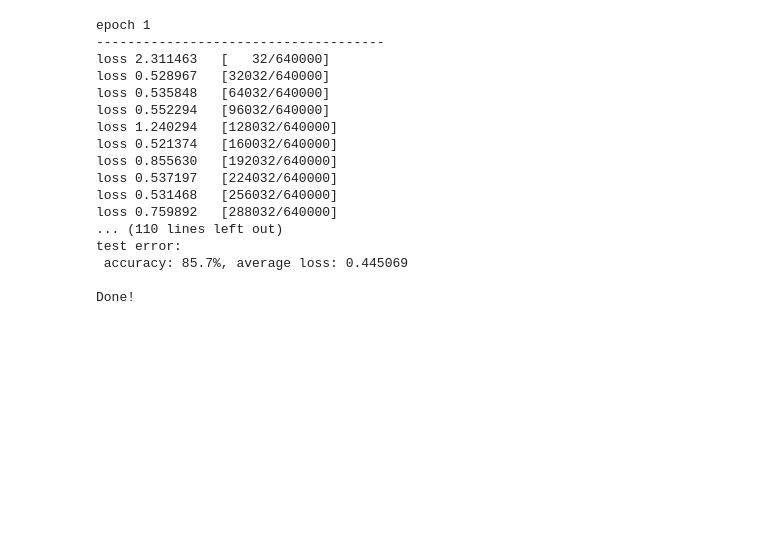
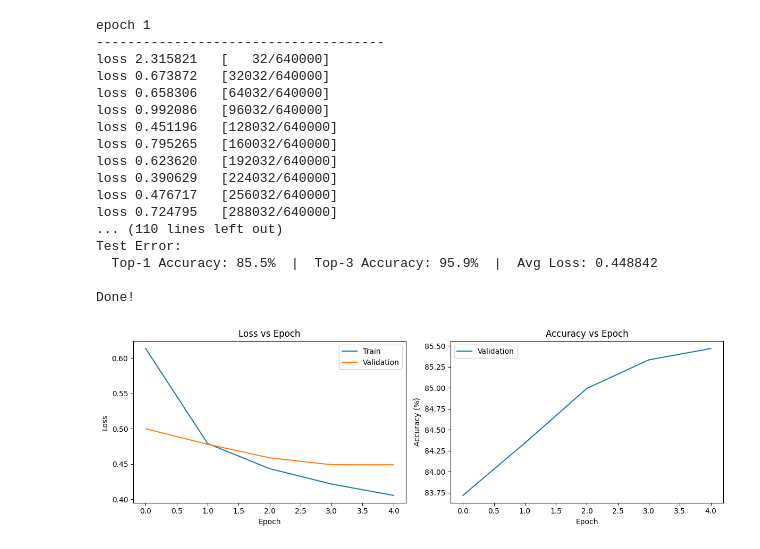
Before and after one commit to akildickerson/quickdraw, a Jupyter notebook: quickdraw.ipynb, the cells around one changed output. Cells and saved outputs as stored; diff of their text form; code cells hidden in the pictures; blank space fills up the shorter version.

```diff
--- a/quickdraw.ipynb
+++ b/quickdraw.ipynb
@@ -15,7 +15,18 @@ os.chdir(os.path.dirname(os.path.abspath("__file__")))
 # Load Classes
 # ============
 
-classes = ['camel', 'crocodile', 'dragon', 'elephant', 'lion', 'panda', 'rhinoceros', 'squirrel', 'tiger', 'zebra']
+classes = [
+    "camel",
+    "crocodile",
+    "dragon",
+    "elephant",
+    "lion",
+    "panda",
+    "rhinoceros",
+    "squirrel",
+    "tiger",
+    "zebra",
+]
 
 X_list, y_list = [], []
 
@@ -44,11 +55,11 @@ X = X / 255.0 # normalize
 X_t = torch.tensor(X, dtype=torch.float32)
 y_t = torch.tensor(y, dtype=torch.float32)
 
-X_train, X_test, y_train, y_test = train_test_split(X_t, y_t, train_size=0.8, random_state=42)
+X_train, X_test, y_train, y_val = train_test_split(X_t, y_t, train_size=0.8, random_state=42)
 
 
 train_dl = DataLoader(TensorDataset(X_train, y_train), batch_size=32, shuffle=True)
-test_dl = DataLoader(TensorDataset(X_test, y_test), batch_size=32, shuffle=True)
+val_dl = DataLoader(TensorDataset(X_test, y_val), batch_size=32, shuffle=True)
 # %%
 class ConvolutionalNetwork(nn.Module):
     def __init__(self):
@@ -114,25 +139,50 @@ def test_loop(dataloader, model, loss_fn):
 # %%
 epochs = 5
+train_loss = []
+val_loss = []
+val_accuracy = []
 for t in range(epochs):
     print(f"epoch {t + 1}\n-------------------------------------")
-    train_loop(train_dl, model, loss_fn, optimizer)
-    test_loop(test_dl, model, loss_fn)
+    train_loss.append(train(train_dl, model, loss_fn, optimizer))
+    loss, accuracy = evaluate(val_dl, model, loss_fn)
+    val_loss.append(loss)
+    val_accuracy.append(accuracy)
 print("Done!")
 # %% [output]
 epoch 1
 -------------------------------------
-loss 2.311463   [   32/640000]
-loss 0.528967   [32032/640000]
-loss 0.535848   [64032/640000]
-loss 0.552294   [96032/640000]
-loss 1.240294   [128032/640000]
-loss 0.521374   [160032/640000]
-loss 0.855630   [192032/640000]
-loss 0.537197   [224032/640000]
-loss 0.531468   [256032/640000]
-loss 0.759892   [288032/640000]
+loss 2.315821   [   32/640000]
+loss 0.673872   [32032/640000]
+loss 0.658306   [64032/640000]
+loss 0.992086   [96032/640000]
+loss 0.451196   [128032/640000]
+loss 0.795265   [160032/640000]
+loss 0.623620   [192032/640000]
+loss 0.390629   [224032/640000]
+loss 0.476717   [256032/640000]
+loss 0.724795   [288032/640000]
 ... (110 lines left out)
-test error:
- accuracy: 85.7%, average loss: 0.445069
+Test Error:
+  Top-1 Accuracy: 85.5%  |  Top-3 Accuracy: 95.9%  |  Avg Loss: 0.448842
 
 Done!
+# %%
+fig, (ax1, ax2) = plt.subplots(1, 2, figsize=(12, 4))
+
+ax1.plot(train_loss, label="Train")
+ax1.plot(val_loss, label="Validation")
+ax1.set_title("Loss vs Epoch")
+ax1.set_xlabel("Epoch")
+ax1.set_ylabel("Loss")
+ax1.legend()
+
+ax2.plot(val_accuracy, label="Validation")
+ax2.set_title("Accuracy vs Epoch")
+ax2.set_xlabel("Epoch")
+ax2.set_ylabel("Accuracy (%)")
+ax2.legend()
+
+plt.tight_layout()
+plt.show()
+# %% [output]
+[figure, added]
```
Also changed, not shown: parts of 3 cells of this notebook.
